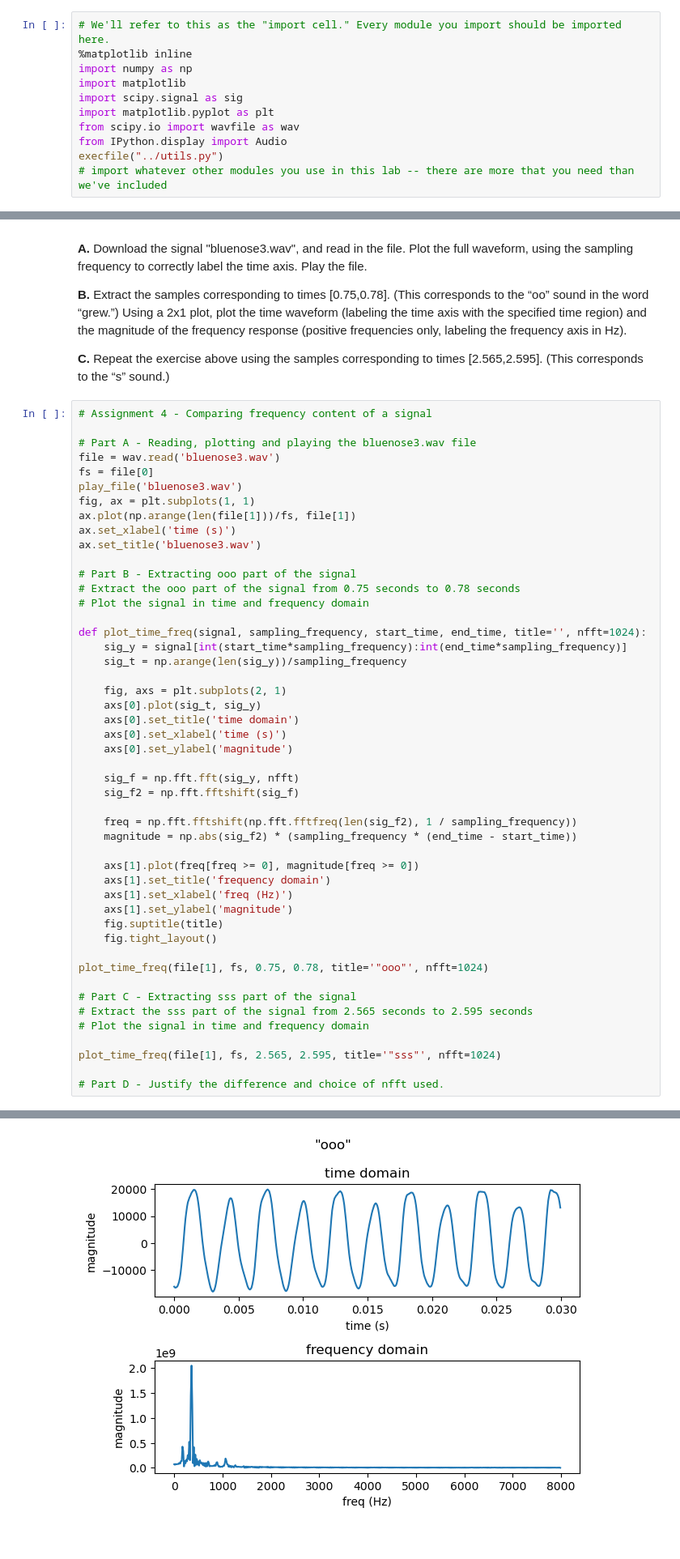
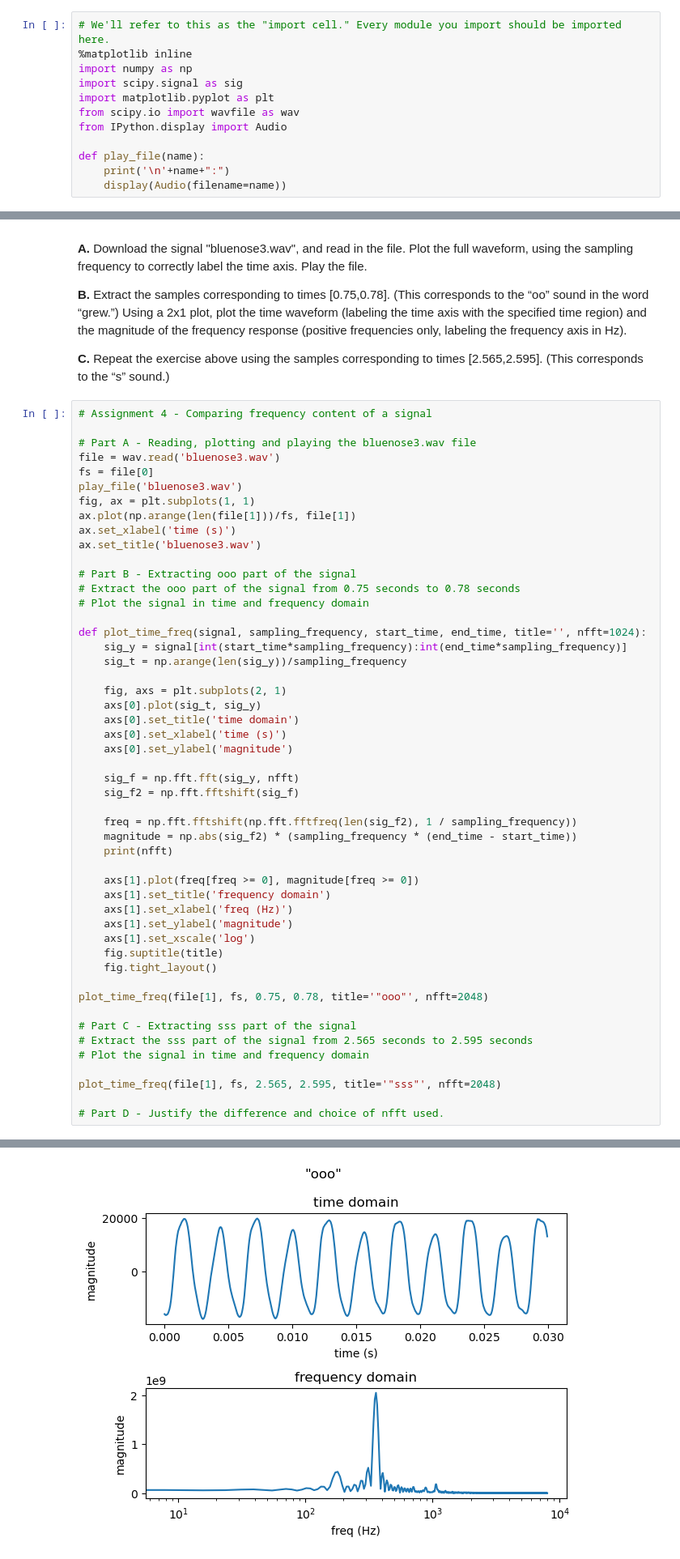
Before and after one commit to pie474/EE242Labs, a Jupyter notebook: 3b/EE242_Lab3b.ipynb, the cells around one changed output, grey strips where cells are left out. Shown at 81% size. Saved outputs shown, nothing was run; the diff lists cells and outputs as text.

```diff
--- a/3b/EE242_Lab3b.ipynb
+++ b/3b/EE242_Lab3b.ipynb
@@ -8,13 +8,14 @@ This lab has 2 exercises to be completed as a team. Each should be given a separ
 # We'll refer to this as the "import cell." Every module you import should be imported here.
 %matplotlib inline
 import numpy as np
-import matplotlib
 import scipy.signal as sig
 import matplotlib.pyplot as plt
 from scipy.io import wavfile as wav
 from IPython.display import Audio
-execfile("../utils.py")
-# import whatever other modules you use in this lab -- there are more that you need than we've included
+
+def play_file(name):
+    print('\n'+name+":")
+    display(Audio(filename=name))
 # %% [markdown]
 ## Summary
 
@@ -138,21 +141,23 @@ def plot_time_freq(signal, sampling_frequency, start_time, end_time, title='', n
 
     freq = np.fft.fftshift(np.fft.fftfreq(len(sig_f2), 1 / sampling_frequency))
     magnitude = np.abs(sig_f2) * (sampling_frequency * (end_time - start_time))
+    print(nfft)
 
     axs[1].plot(freq[freq >= 0], magnitude[freq >= 0])
     axs[1].set_title('frequency domain')
     axs[1].set_xlabel('freq (Hz)')
     axs[1].set_ylabel('magnitude')
+    axs[1].set_xscale('log')
     fig.suptitle(title)
     fig.tight_layout()
 
-plot_time_freq(file[1], fs, 0.75, 0.78, title='"ooo"', nfft=1024)
+plot_time_freq(file[1], fs, 0.75, 0.78, title='"ooo"', nfft=2048)
 
 # Part C - Extracting sss part of the signal
 # Extract the sss part of the signal from 2.565 seconds to 2.595 seconds
 # Plot the signal in time and frequency domain
 
-plot_time_freq(file[1], fs, 2.565, 2.595, title='"sss"', nfft=1024)
+plot_time_freq(file[1], fs, 2.565, 2.595, title='"sss"', nfft=2048)
 
 # Part D - Justify the difference and choice of nfft used.
 # %% [output]
@@ -161,2 +168,2 @@ bluenose3.wav:
 [figure]
-[figure, old version]
+[figure, new version]
```
Also changed, not shown: parts of 4 cells of this notebook.
